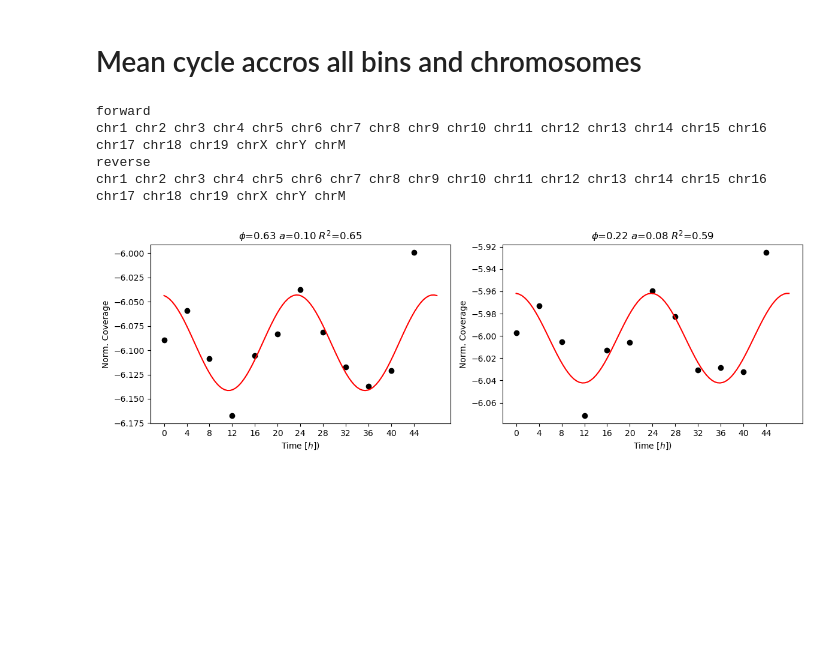
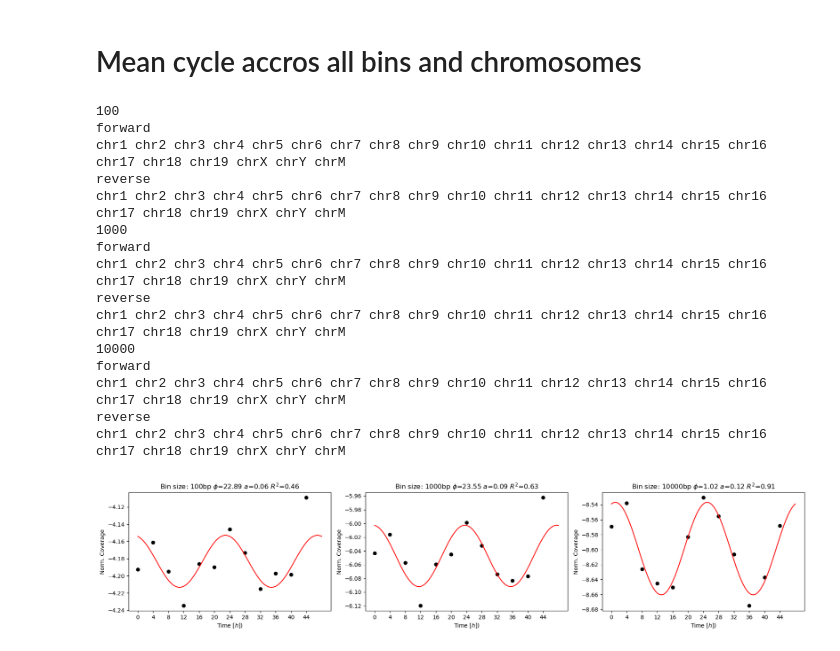
Before and after one commit to jmbreda/PROseq, a Jupyter notebook: notebooks/plot_gene_cycle.ipynb, the cells around one changed output. Cells and saved outputs as stored; diff of their text form; code cells hidden in the pictures; blank space fills up the shorter version.

Commit message:
plot overall oscillation

```diff
--- a/notebooks/plot_gene_cycle.ipynb
+++ b/notebooks/plot_gene_cycle.ipynb
@@ -133,19 +133,20 @@ import pyBigWig as bw
 from scipy.stats import beta
 
 # parameters
-fig, axes = plt.subplots(1,2, figsize=(2*6,4), sharex=True)
-for bin_size in [1000,10000]:
-    bw_path = '../results/binned_norm_counts'
-    phase_path = '../results/phase_amp'
-    T = np.arange(0,48,4)
-    Strands = ['forward', 'reverse']
-    strand_dict = {'forward':'+', 'reverse':'-', '+':'forward', '-':'reverse'}
-    CHR = [f'chr{i+1}' for i in range(19)] + ['chrX','chrY','chrM']
+bw_path = '../results/binned_norm_counts'
+phase_path = '../results/phase_amp'
+T = np.arange(0,48,4)
+Strands = ['forward', 'reverse']
+strand_dict = {'forward':'+', 'reverse':'-', '+':'forward', '-':'reverse'}
+CHR = [f'chr{i+1}' for i in range(19)] + ['chrX','chrY','chrM']
+n = 1
+P = 24
+N = len(T)
 
-    n = 1
-    P = 24
-    N = len(T)
-
+Bin_sizes = [100, 1000, 10000]
+fig, axes = plt.subplots(1,3, figsize=(3*6,4), sharex=True)
+for bin_size, ax in zip(Bin_sizes,axes):
+    print(bin_size)
 
     # Load bigWigs
     f = {}
@@ -157,7 +158,7 @@ for bin_size in [1000,10000]:
             f[t][strand] = bw.open(fin)
 
     X = np.zeros([0,len(T)])
-    for s,strand in enumerate(Strands):
+    for strand in Strands:
         print(strand)
         for chr in CHR:
             print(chr, end=' ')
@@ -171,7 +172,7 @@ for bin_size in [1000,10000]:
             X_bt.values[:] = np.nan
 
             for t in T:
-                intervals = f[t][strand].intervals(chr,bins[0],bins[-1]+bin_size)
+                intervals = f[t][strand].intervals(chr,bins[0],min(bins[-1]+bin_size,f[t][strand].chroms(chr)))
 
                 if intervals is None:
                     X_bt.loc[:,t] = np.nan
@@ -184,53 +185,66 @@ for bin_size in [1000,10000]:
             # remove bins with 75% missing values or more
             idx_out = np.isnan(X_bt.values).sum(1)/T.shape[0] >= .99
 
+            # stack X_bt to X
             if not idx_out.all():
                 X_bt = X_bt.loc[~idx_out,:]
                 X_bt = X_bt.fillna(0)
 
-                # log transform, add pseudo counts
-                X = np.vstack([X,np.log(X_bt.values + 1/bin_size)])
-                #X = np.vstack([X,X_bt.values])
+                X = np.vstack([X,X_bt.values])
         print()
+
+    # log transform, add pseudo counts
+    X = np.log(X + 1/bin_size)
 
     x = X.mean(axis=0)
     dx = X.std(axis=0)
 
     # Fourier transform
-    f_n = np.sum(x*np.exp(-1j*2*n*np.pi*T/P))
+    omega = 2*np.pi/P*n
+    f_n = np.sum(x*np.exp(-1j*omega*T))
     a_n = 4/N * np.abs(f_n) # *4 ??
-    phi_n = np.arctan2(np.imag(f_n),np.real(f_n)) # ?? -im/re ??
+    phi_n = -np.arctan2(np.imag(f_n),np.real(f_n)) # ?? -im/re ??
     mu = 1/N * np.sum(x)
 
     # compute fit's R2 and p-value
-    x_hat = mu + 0.5 * a_n * np.cos(2 * np.pi / P * T + phi_n)
+    x_hat = mu + 0.5 * a_n * np.cos(omega*T - phi_n)
     sig2_res = np.var(x - x_hat)
     sig2_tot = np.var(x)
     R2 = np.zeros(sig2_res.shape)
     R2[sig2_tot==0] = 0
     R2[sig2_tot!=0] = 1 - sig2_res[sig2_tot!=0] / sig2_tot[sig2_tot!=0]
     p = 3
     pval = 1 - beta.cdf(R2, (p - 1) / 2, (N - p) / 2)
     if phi_n<0:
         phi_n += np.pi * 2
 
     # plot
-    ax = axes[s]
     #ax.errorbar(T, x, yerr=dx, fmt='o', color='k', ecolor='k', capsize=2, label='Mean $\pm$ std')
     ax.plot(T, x, 'o', color='k', label='Mean')
     x_ = np.linspace(0,48,100)
-    ax.plot(x_, mu + 0.5 * a_n * np.cos(2 * np.pi / P * x_ + phi_n), color='r', label='Fourier fit')
-    ax.set_title(f'$\\phi$={phi_n/(2*np.pi)*P:.2f} $a$={a_n:.2f} $R^2$={R2:.2f}')
+    ax.plot(x_, mu + 0.5 * a_n * np.cos(omega * x_ - phi_n), color='r', label='Fourier fit')
+    ax.set_title(f'Bin size: {bin_size}bp $\\phi$={phi_n/(2*np.pi)*P:.2f} $a$={a_n:.2f} $R^2$={R2:.2f}')
     ax.set_xlabel(r'Time $[h]$)')
     ax.set_ylabel(r'Norm. Coverage')
     ax.set_xticks(T)
 
 
 plt.tight_layout()
 plt.savefig(f'../results/fig/all_chromosomes_phase_amp_{bin_size}bp.pdf')
 # %% [output]
+100
 forward
 chr1 chr2 chr3 chr4 chr5 chr6 chr7 chr8 chr9 chr10 chr11 chr12 chr13 chr14 chr15 chr16 chr17 chr18 chr19 chrX chrY chrM
 reverse
 chr1 chr2 chr3 chr4 chr5 chr6 chr7 chr8 chr9 chr10 chr11 chr12 chr13 chr14 chr15 chr16 chr17 chr18 chr19 chrX chrY chrM
+1000
+forward
+chr1 chr2 chr3 chr4 chr5 chr6 chr7 chr8 chr9 chr10 chr11 chr12 chr13 chr14 chr15 chr16 chr17 chr18 chr19 chrX chrY chrM
+reverse
+chr1 chr2 chr3 chr4 chr5 chr6 chr7 chr8 chr9 chr10 chr11 chr12 chr13 chr14 chr15 chr16 chr17 chr18 chr19 chrX chrY chrM
+10000
+forward
+chr1 chr2 chr3 chr4 chr5 chr6 chr7 chr8 chr9 chr10 chr11 chr12 chr13 chr14 chr15 chr16 chr17 chr18 chr19 chrX chrY chrM
+reverse
+chr1 chr2 chr3 chr4 chr5 chr6 chr7 chr8 chr9 chr10 chr11 chr12 chr13 chr14 chr15 chr16 chr17 chr18 chr19 chrX chrY chrM
-[figure, old version]
+[figure, new version]
```
